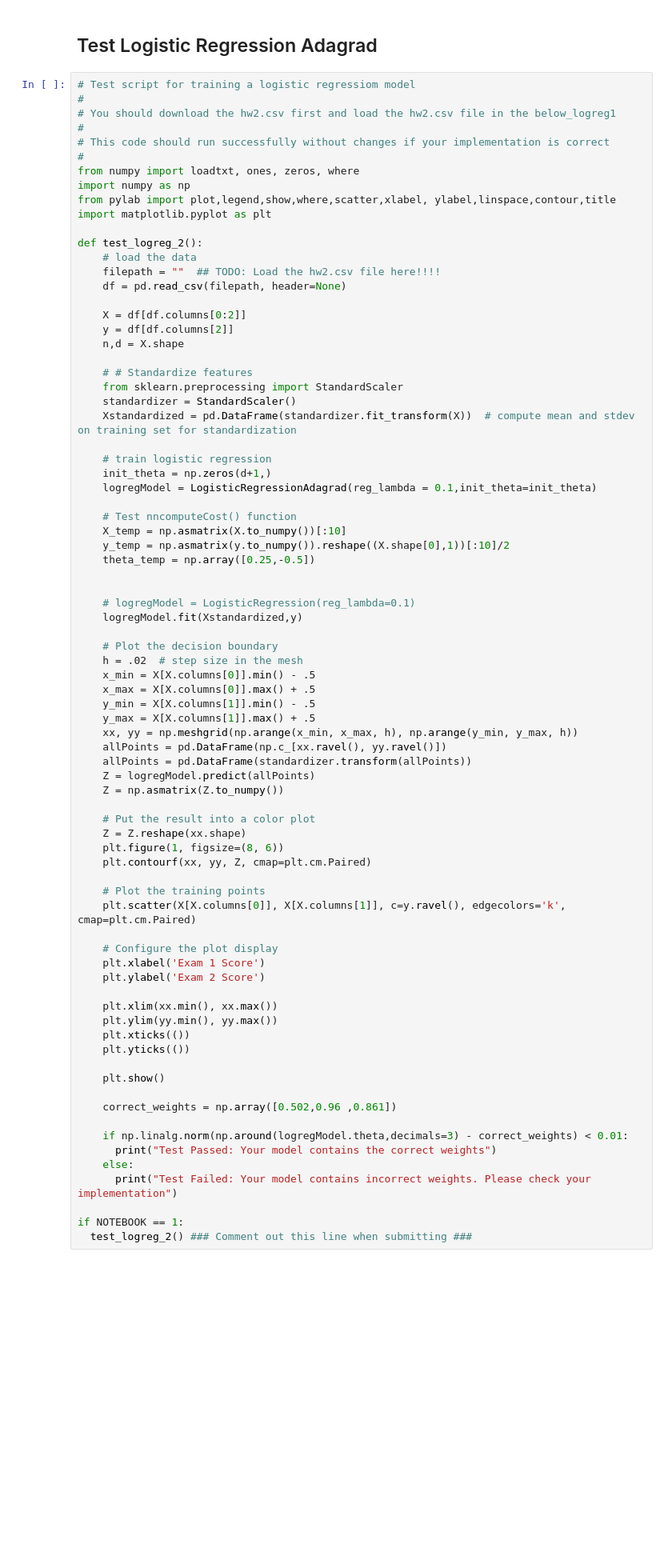
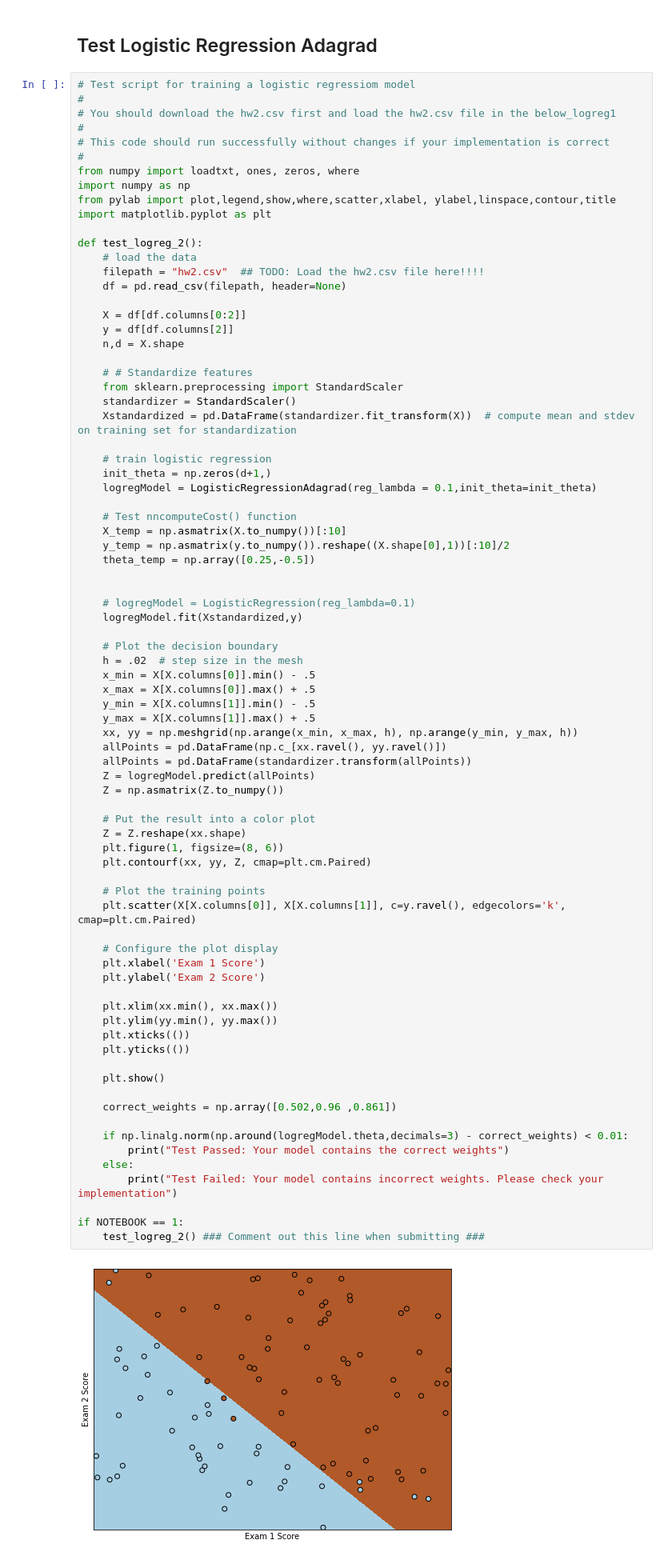
Before and after one commit to MeredithGao/ML-23, a Jupyter notebook: HW2/hw2_programming.ipynb, the cells around one changed output. Shown at 80% size. Drawn from its saved outputs; the diff is of its cells as text; blank space fills up the shorter version.

```diff
--- a/HW2/hw2_programming.ipynb
+++ b/HW2/hw2_programming.ipynb
@@ -342,7 +439,7 @@ import matplotlib.pyplot as plt
 
 def test_logreg_2():
     # load the data
-    filepath = ""  ## TODO: Load the hw2.csv file here!!!!
+    filepath = "hw2.csv"  ## TODO: Load the hw2.csv file here!!!!
     df = pd.read_csv(filepath, header=None)
 
     X = df[df.columns[0:2]]
@@ -377,33 +474,35 @@ def test_logreg_2():
     allPoints = pd.DataFrame(np.c_[xx.ravel(), yy.ravel()])
     allPoints = pd.DataFrame(standardizer.transform(allPoints))
     Z = logregModel.predict(allPoints)
     Z = np.asmatrix(Z.to_numpy())
 
     # Put the result into a color plot
     Z = Z.reshape(xx.shape)
     plt.figure(1, figsize=(8, 6))
     plt.contourf(xx, yy, Z, cmap=plt.cm.Paired)
 
     # Plot the training points
     plt.scatter(X[X.columns[0]], X[X.columns[1]], c=y.ravel(), edgecolors='k', cmap=plt.cm.Paired)
 
     # Configure the plot display
     plt.xlabel('Exam 1 Score')
     plt.ylabel('Exam 2 Score')
 
     plt.xlim(xx.min(), xx.max())
     plt.ylim(yy.min(), yy.max())
     plt.xticks(())
     plt.yticks(())
 
     plt.show()
 
     correct_weights = np.array([0.502,0.96 ,0.861])
 
     if np.linalg.norm(np.around(logregModel.theta,decimals=3) - correct_weights) < 0.01:
-      print("Test Passed: Your model contains the correct weights")
+        print("Test Passed: Your model contains the correct weights")
     else:
-      print("Test Failed: Your model contains incorrect weights. Please check your implementation")
+        print("Test Failed: Your model contains incorrect weights. Please check your implementation")
 
 if NOTEBOOK == 1:
-  test_logreg_2() ### Comment out this line when submitting ###
+    test_logreg_2() ### Comment out this line when submitting ###
+# %% [output]
+[figure, added]
```
Also changed, not shown: parts of 5 cells of this notebook, 1 other file.
